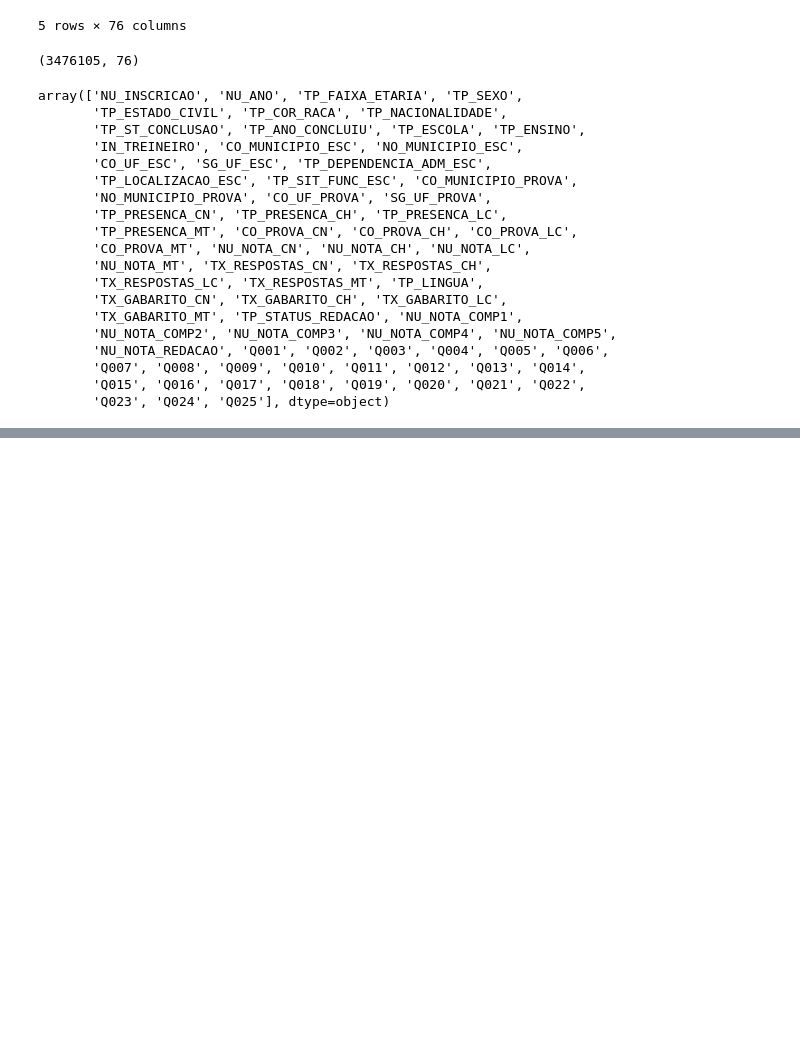
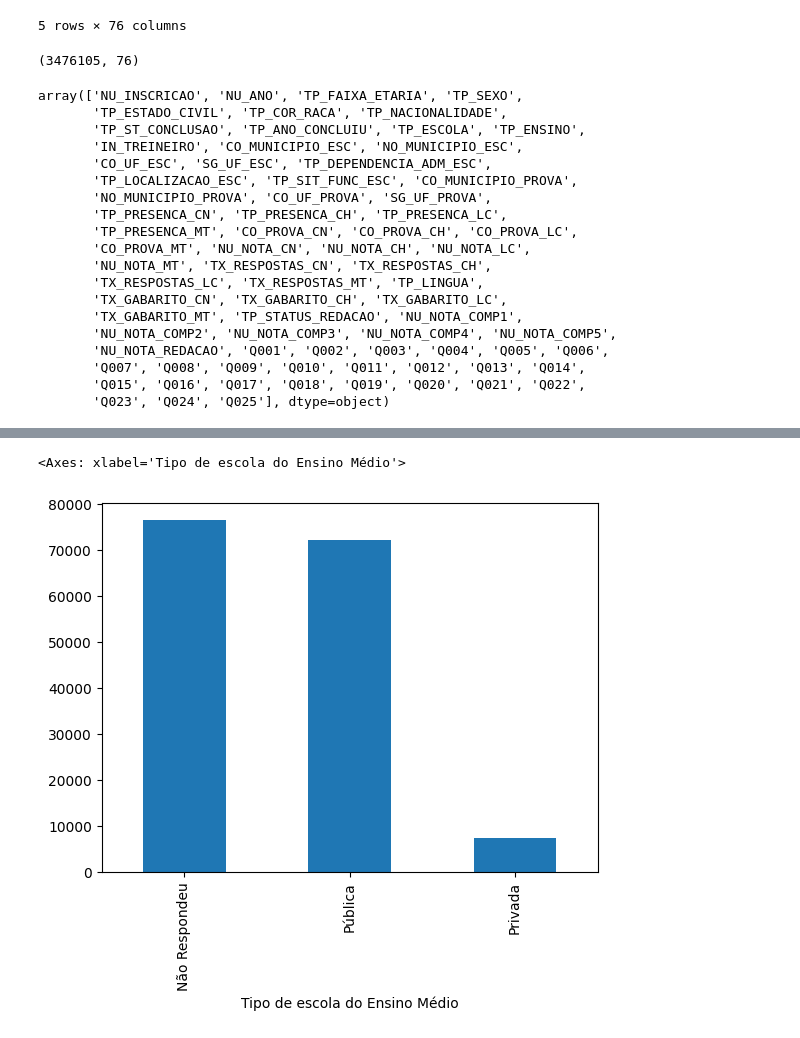
Before and after one commit to rmascarenhascf/Analise-Exploratoria---Microdados-do-ENEM-2022, a Jupyter notebook: Análise_Exploratória_Microdados_Enem_2022.ipynb, the cells around one changed output, grey strips where cells are left out. Drawn from its saved outputs; the diff is of its cells as text; code cells hidden in the pictures; blank space fills up the shorter version.

```diff
--- a/Análise_Exploratória_Microdados_Enem_2022.ipynb
+++ b/Análise_Exploratória_Microdados_Enem_2022.ipynb
@@ -209,0 +282,6 @@ baseCeara['SG_UF_ESC'].isnull().sum()
+# %%
+# Vizualizando graficamente a relação com tipo de escola no ensino médio.
+baseCeara['Tipo de escola do Ensino Médio'].value_counts().plot.bar()
+# %% [output]
+<Axes: xlabel='Tipo de escola do Ensino Médio'>
+[figure, added]
```
Also changed, not shown: parts of 67 cells of this notebook.
